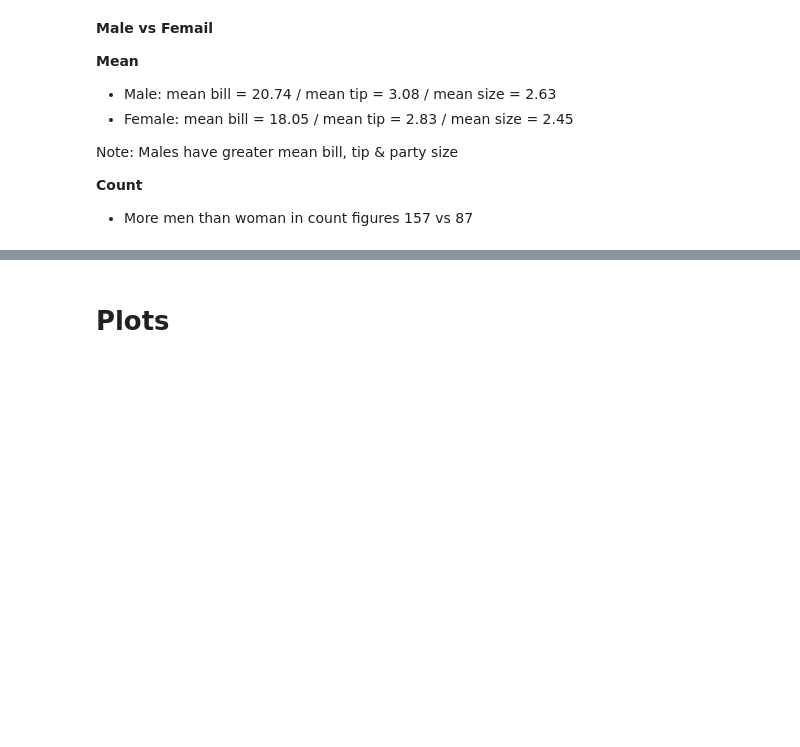
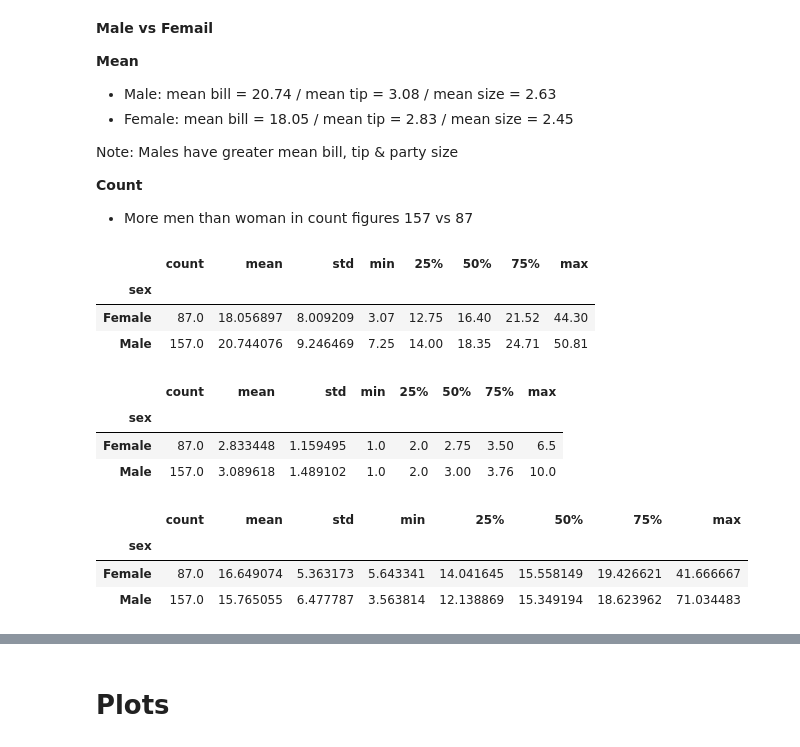
Before and after one commit to edelcorcoran/FDA-Project, a Jupyter notebook: Tips.ipynb, the cells around one changed output, grey strips where cells are left out. Saved outputs shown, nothing was run; the diff lists cells and outputs as text; code cells hidden in the pictures; blank space fills up the shorter version.

```diff
--- a/Tips.ipynb
+++ b/Tips.ipynb
@@ -385,6 +436,27 @@ Note: Males have greater mean bill, tip & party size
 
 **Count**
 - More men than woman in count figures 157 vs 87
+# %%
+df.groupby(by='sex')['total_bill'].describe()
+# %% [output]
+|  | count | mean | std | min | 25% | 50% | 75% | max |
+| sex |  |  |  |  |  |  |  |  |
+| Female | 87.0 | 18.056897 | 8.009209 | 3.07 | 12.75 | 16.40 | 21.52 | 44.30 |
+| Male | 157.0 | 20.744076 | 9.246469 | 7.25 | 14.00 | 18.35 | 24.71 | 50.81 |
+# %%
+df.groupby(by='sex')['tip'].describe()
+# %% [output]
+|  | count | mean | std | min | 25% | 50% | 75% | max |
+| sex |  |  |  |  |  |  |  |  |
+| Female | 87.0 | 2.833448 | 1.159495 | 1.0 | 2.0 | 2.75 | 3.50 | 6.5 |
+| Male | 157.0 | 3.089618 | 1.489102 | 1.0 | 2.0 | 3.00 | 3.76 | 10.0 |
+# %%
+df.groupby(by='sex')['TipPercent'].describe()
+# %% [output]
+|  | count | mean | std | min | 25% | 50% | 75% | max |
+| sex |  |  |  |  |  |  |  |  |
+| Female | 87.0 | 16.649074 | 5.363173 | 5.643341 | 14.041645 | 15.558149 | 19.426621 | 41.666667 |
+| Male | 157.0 | 15.765055 | 6.477787 | 3.563814 | 12.138869 | 15.349194 | 18.623962 | 71.034483 |
 # %%
 #Look at Summary Stats for Males only
 (df.loc[df.loc[:, 'sex'] == 'Male']).mean()
```
Also changed, not shown: parts of 38 cells of this notebook.
